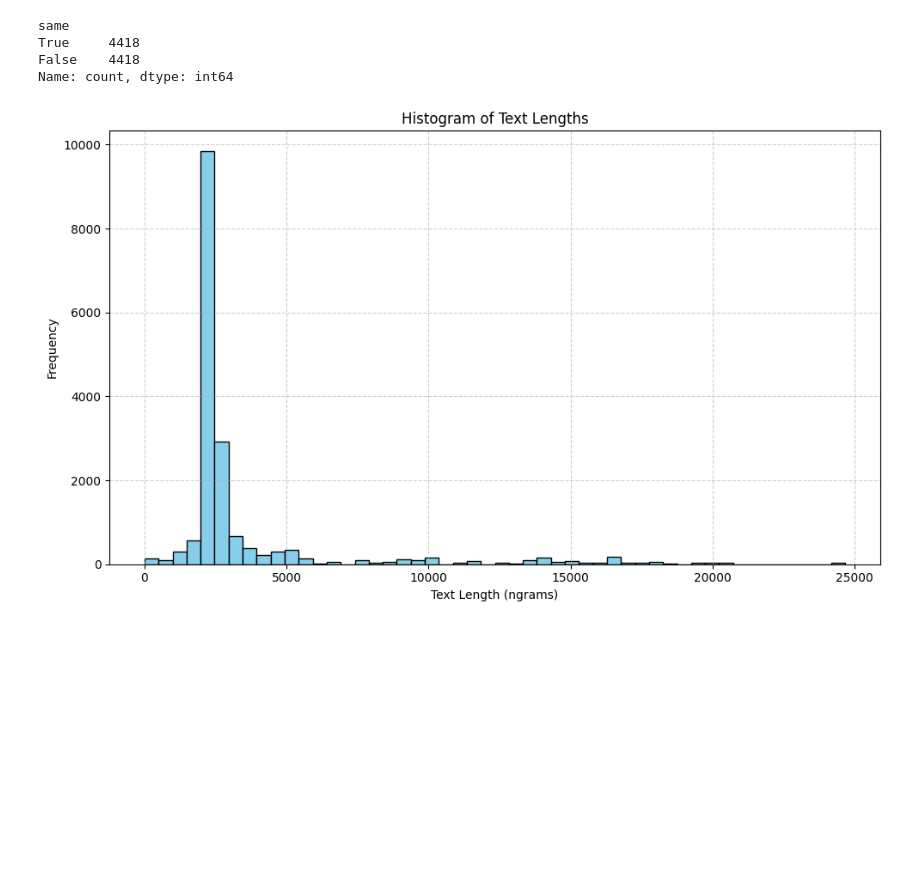
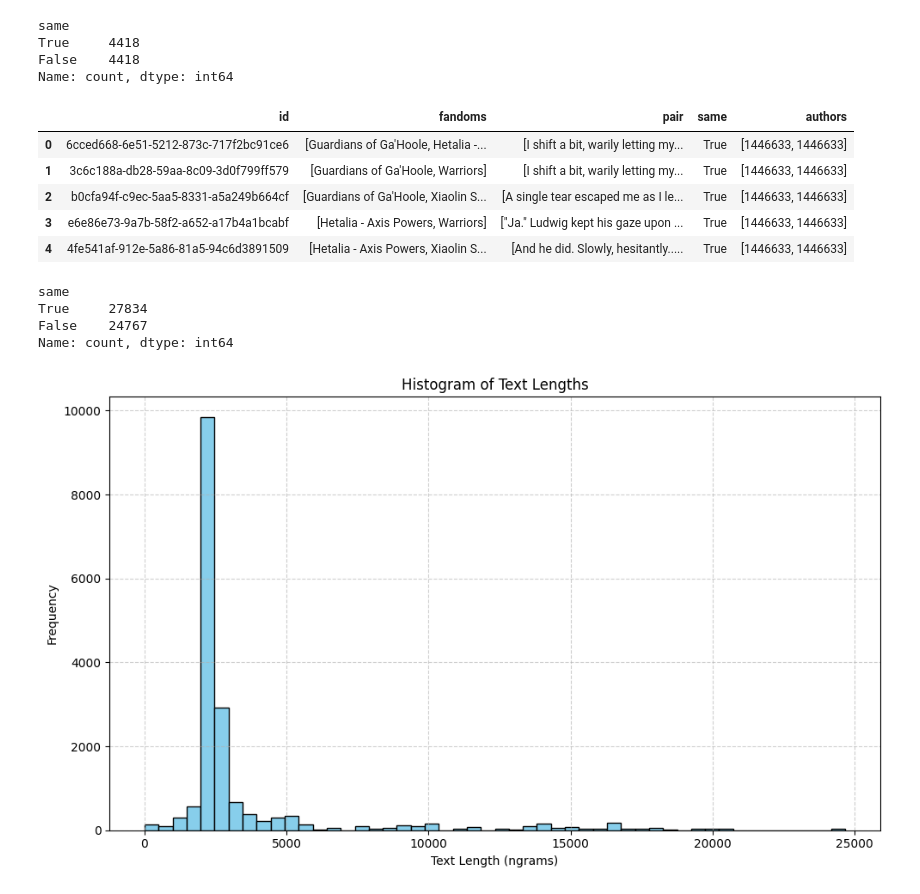
Before and after one commit to webis-de/emnlp26-impostors-method-llm-hard-negatives, a Jupyter notebook: notebooks/explore_data.ipynb, the cells around one changed output. Saved outputs shown, nothing was run; the diff lists cells and outputs as text; code cells hidden in the pictures; blank space fills up the shorter version.

Commit message:
feat: Explore PAN 20 dataset (size)

```diff
--- a/notebooks/explore_data.ipynb
+++ b/notebooks/explore_data.ipynb
@@ -28,6 +28,25 @@ same
 True     4418
 False    4418
 Name: count, dtype: int64
+# %%
+pan20 = datasets.Pan20Visualization()
+ds_pan20 = pan20.load_dataset()
+labels_pan20 = ds_pan20['same']
+display(ds_pan20.head())
+# %% [output]
+|  | id | fandoms | pair | same | authors |
+| 0 | 6cced668-6e51-5212-873c-717f2bc91ce6 | [Guardians of Ga'Hoole, Hetalia -... | [I shift a bit, warily letting my... | True | [1446633, 1446633] |
+| 1 | 3c6c188a-db28-59aa-8c09-3d0f799ff579 | [Guardians of Ga'Hoole, Warriors] | [I shift a bit, warily letting my... | True | [1446633, 1446633] |
+| 2 | b0cfa94f-c9ec-5aa5-8331-a5a249b664cf | [Guardians of Ga'Hoole, Xiaolin S... | [A single tear escaped me as I le... | True | [1446633, 1446633] |
+| 3 | e6e86e73-9a7b-58f2-a652-a17b4a1bcabf | [Hetalia - Axis Powers, Warriors] | ["Ja." Ludwig kept his gaze upon ... | True | [1446633, 1446633] |
+| 4 | 4fe541af-912e-5a86-81a5-94c6d3891509 | [Hetalia - Axis Powers, Xiaolin S... | [And he did. Slowly, hesitantly..... | True | [1446633, 1446633] |
+# %%
+labels_pan20.value_counts()
+# %% [output]
+same
+True     27834
+False    24767
+Name: count, dtype: int64
 # %%
 authors = ds_pan['authors'].tolist()
 authors = [s for item in authors for s in item.flatten().tolist() if isinstance(item, np.ndarray)]
```
